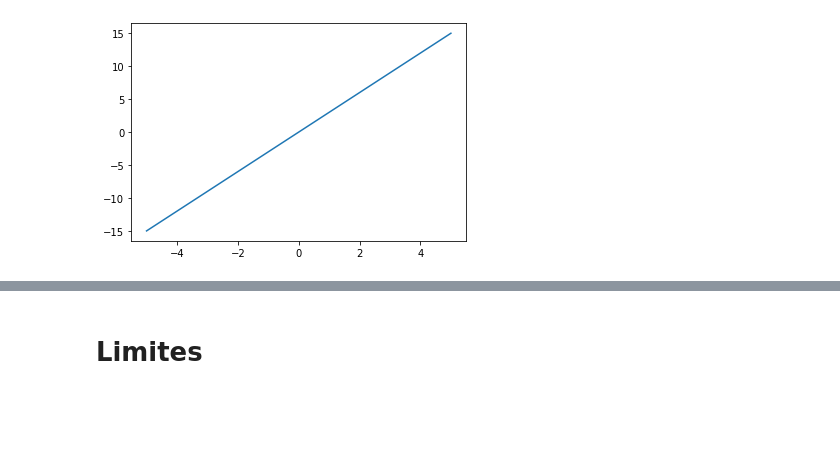
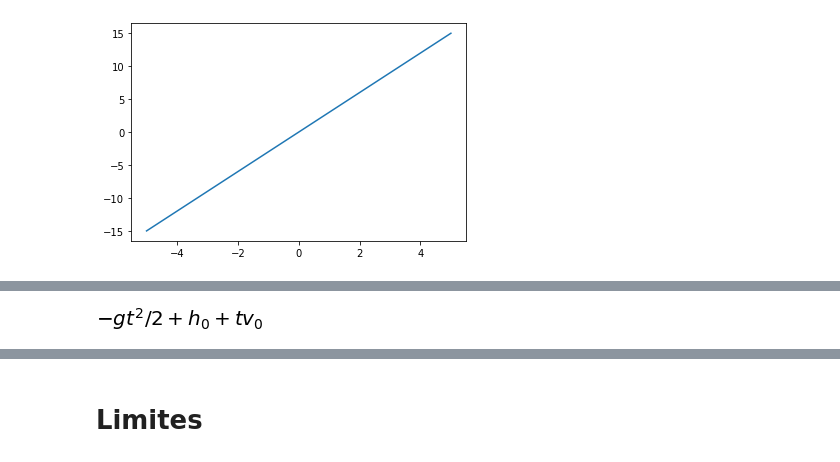
Before and after one commit to gabrielvieiraf/ProjetosPython, a Jupyter notebook: GoogleColab/Calculo/Matematica01.ipynb, the cells around one changed output, grey strips where cells are left out. Cells and saved outputs as stored; diff of their text form; code cells hidden in the pictures; blank space fills up the shorter version.

```diff
--- a/GoogleColab/Calculo/Matematica01.ipynb
+++ b/GoogleColab/Calculo/Matematica01.ipynb
@@ -409,0 +437,8 @@ $ f^{-1}(f(x)) = x$
+# %%
+var ('t h0 v0 g')
+# A aceleração da gravidade na Terra ao nível do mar e à latitude de 45°,
+# possui o valor aproximado de 9,80665 m/s²
+def h(t,h0=h0,v0=v0,g=9.80665): return h0 + (v0 * t) - ((g/2)*t**2)
+h(t,h0,v0,g)
+# %% [output]
+[figure, added]
```
Also changed, not shown: parts of 22 cells of this notebook.
